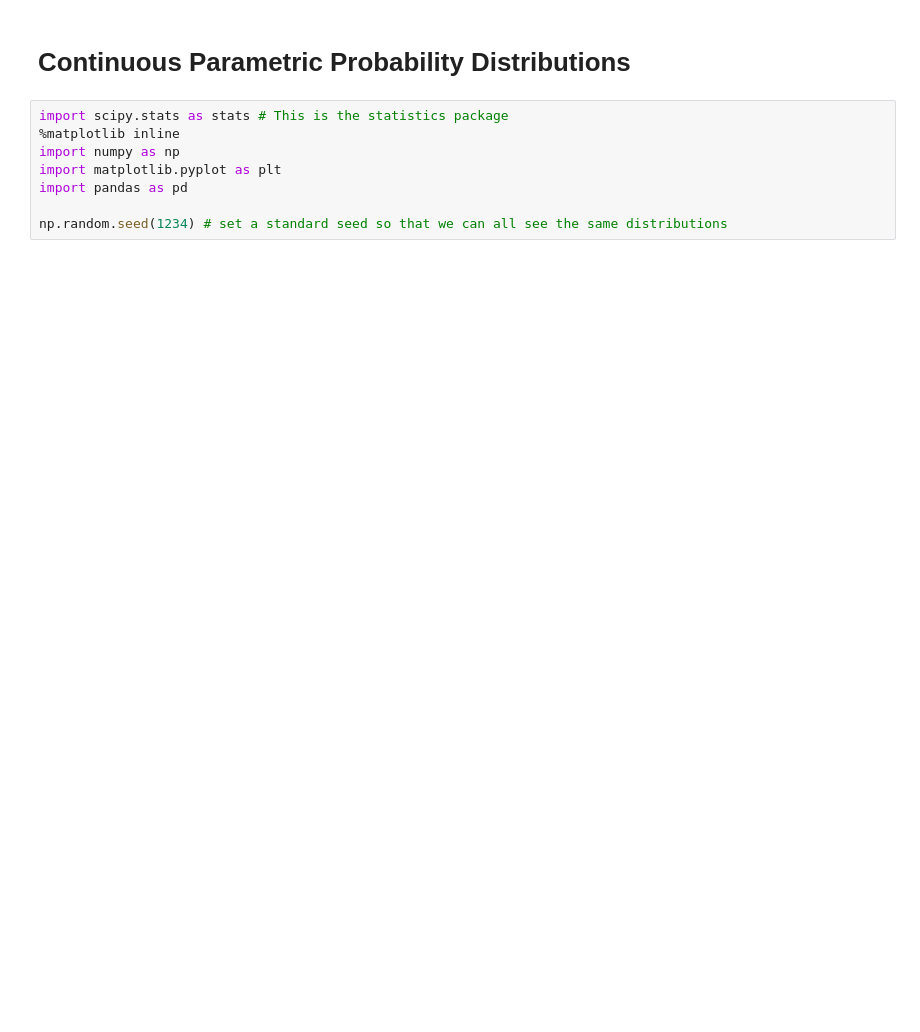
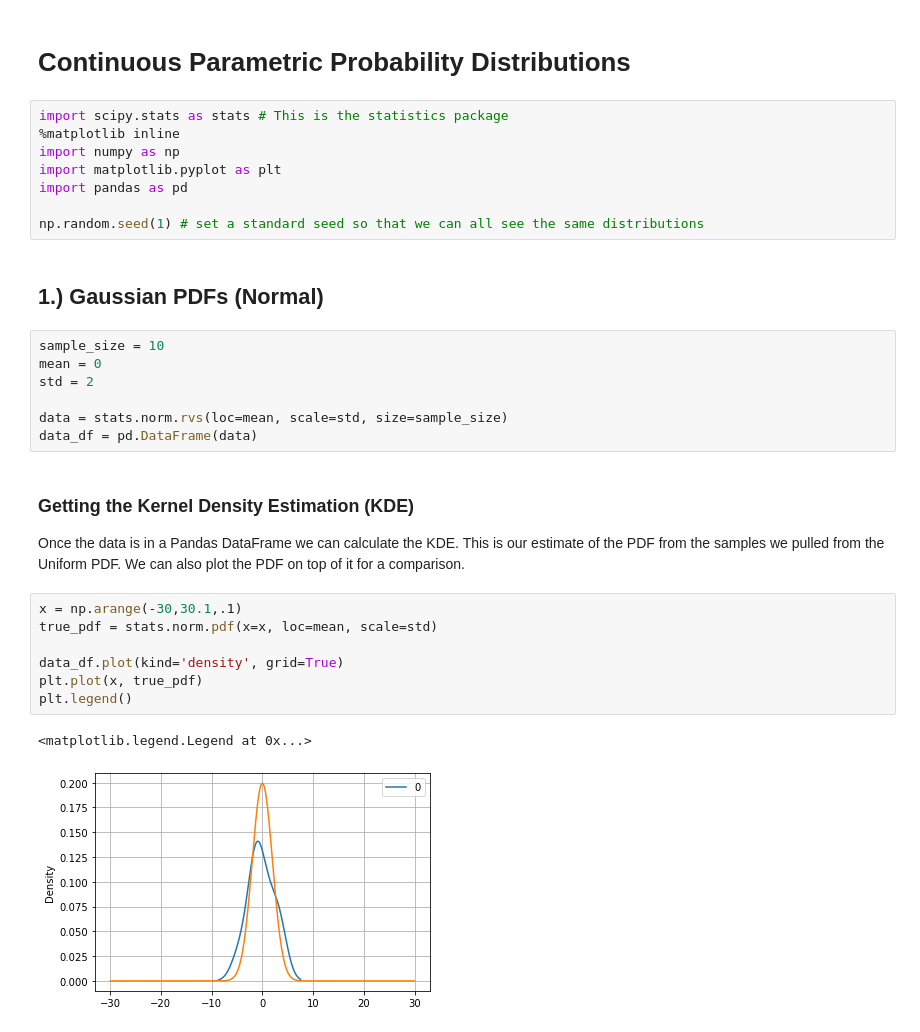
Before and after one commit to wblumberg/ESCI446, a Jupyter notebook: Parametric_Distributions/Continuous_Distributions.ipynb, the cells around one changed output. Saved outputs shown, nothing was run; the diff lists cells and outputs as text; blank space fills up the shorter version.

```diff
--- a/Parametric_Distributions/Continuous_Distributions.ipynb
+++ b/Parametric_Distributions/Continuous_Distributions.ipynb
@@ -7,4 +7,27 @@ import numpy as np
 import matplotlib.pyplot as plt
 import pandas as pd
 
-np.random.seed(1234) # set a standard seed so that we can all see the same distributions
+np.random.seed(1) # set a standard seed so that we can all see the same distributions
+# %% [markdown]
+## 1.) Gaussian PDFs (Normal)
+# %%
+sample_size = 10
+mean = 0
+std = 2
+
+data = stats.norm.rvs(loc=mean, scale=std, size=sample_size)
+data_df = pd.DataFrame(data)
+# %% [markdown]
+### Getting the Kernel Density Estimation (KDE)
+
+Once the data is in a Pandas DataFrame we can calculate the KDE.  This is our estimate of the PDF from the samples we pulled from the Uniform PDF.  We can also plot the PDF on top of it for a comparison.
+# %%
+x = np.arange(-30,30.1,.1)
+true_pdf = stats.norm.pdf(x=x, loc=mean, scale=std)
+
+data_df.plot(kind='density', grid=True)
+plt.plot(x, true_pdf)
+plt.legend()
+# %% [output]
+<matplotlib.legend.Legend at 0x...>
+[figure, added]
```
Also changed, not shown: parts of 23 cells of this notebook, 3 other files.
